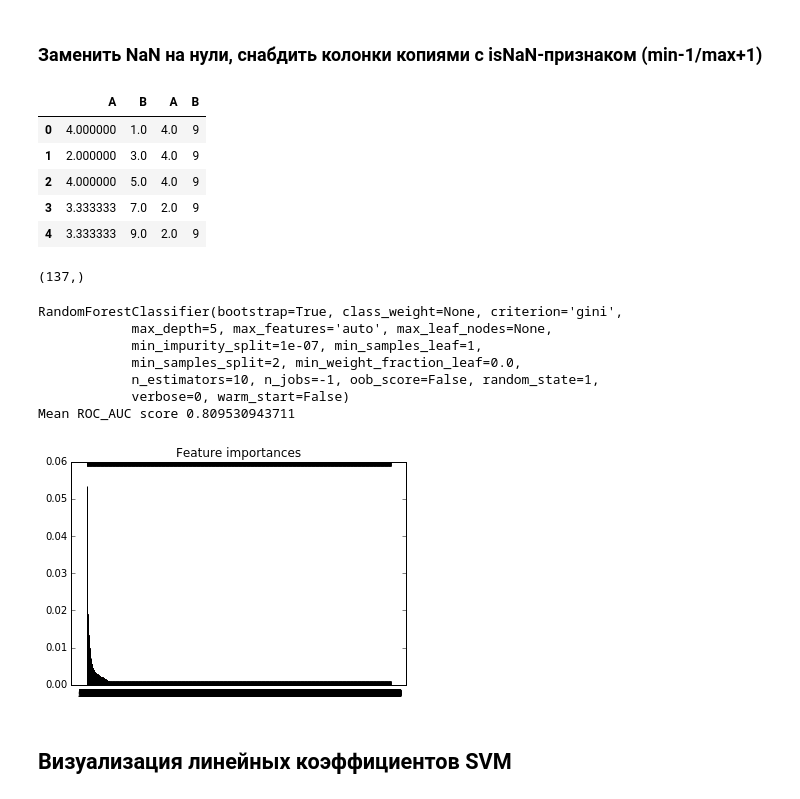
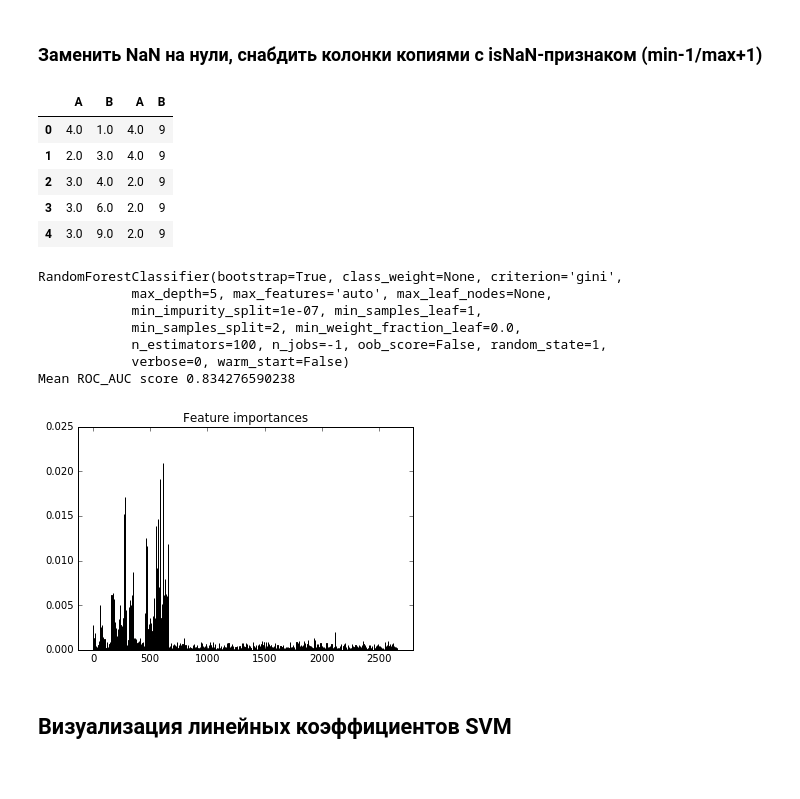
Before and after one commit to grwlf/algo_club, a Jupyter notebook: sandbox/users/smironov/contest-med.ipynb, the cells around one changed output. Saved outputs shown, nothing was run; the diff lists cells and outputs as text; code cells hidden in the pictures.

Commit message:
Draw Tree feature importance

```diff
--- a/sandbox/users/smironov/contest-med.ipynb
+++ b/sandbox/users/smironov/contest-med.ipynb
@@ -155,6 +155,7 @@ def denan2(X):
 
 def test_denan2():
     df = pd.DataFrame(np.arange(10).reshape(-1, 2), columns=['A', 'B'])
+    df.apply(np.random.shuffle, axis=1)
     c = df['A']
     c[0] = 4.0
     c[c>4] = None
@@ -163,49 +164,44 @@ def test_denan2():
 test_denan2()
 # %% [output]
 |  | A | B | A | B |
-| 0 | 4.000000 | 1.0 | 4.0 | 9 |
-| 1 | 2.000000 | 3.0 | 4.0 | 9 |
-| 2 | 4.000000 | 5.0 | 4.0 | 9 |
-| 3 | 3.333333 | 7.0 | 2.0 | 9 |
-| 4 | 3.333333 | 9.0 | 2.0 | 9 |
+| 0 | 4.0 | 1.0 | 4.0 | 9 |
+| 1 | 2.0 | 3.0 | 4.0 | 9 |
+| 2 | 3.0 | 4.0 | 2.0 | 9 |
+| 3 | 3.0 | 6.0 | 2.0 | 9 |
+| 4 | 3.0 | 9.0 | 2.0 | 9 |
 # %%
 X_train_nan2 = denan2(X_train)
-# %%
-columns_num.shape
-# %% [output]
-(137,)
 # %%
 def LearnRF(cols = columns_all):
     X = X_train_nan2[cols]
     y = Y_train.label.values
-    clf = sken.RandomForestClassifier(n_estimators=10, max_depth=5, n_jobs=-1, random_state=1)
+    clf = sken.RandomForestClassifier(n_estimators=100, max_depth=5, n_jobs=-1, random_state=1)
     clf.fit(X, y)
     print(clf)
 
     importances = clf.feature_importances_
     std = np.std([tree.feature_importances_ for tree in clf.estimators_], axis=0)
-    indices = np.argsort(importances)[::-1]
 
     # Plot the feature importances of the forest
     plt.title("Feature importances")
-    plt.bar(range(X.shape[1]), importances[indices],
+    plt.bar(range(X.shape[1]), importances,
            color="r", align="center")
     #plt.xticks(range(X.shape[1]), indices)
     plt.xlim([-X.shape[1]*0.05, X.shape[1]*1.05])
 
     score = np.mean(skcv.cross_val_score(clf, X, y, scoring='roc_auc', cv=5))
     print('Mean ROC_AUC score', score)
 
 LearnRF()
 # %% [output]
 RandomForestClassifier(bootstrap=True, class_weight=None, criterion='gini',
             max_depth=5, max_features='auto', max_leaf_nodes=None,
             min_impurity_split=1e-07, min_samples_leaf=1,
             min_samples_split=2, min_weight_fraction_leaf=0.0,
-            n_estimators=10, n_jobs=-1, oob_score=False, random_state=1,
+            n_estimators=100, n_jobs=-1, oob_score=False, random_state=1,
             verbose=0, warm_start=False)
-Mean ROC_AUC score 0.809530943711
+Mean ROC_AUC score 0.834276590238
-[figure, old version]
+[figure, new version]
 # %%
 def LearnAda():
     clf = sken.AdaBoostClassifier(base_estimator=
```
Also changed, not shown: parts of 2 cells of this notebook.
